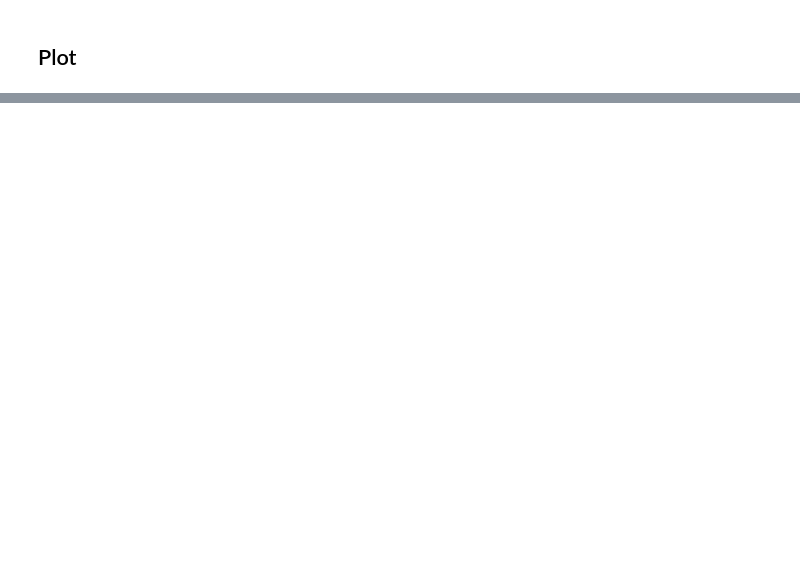
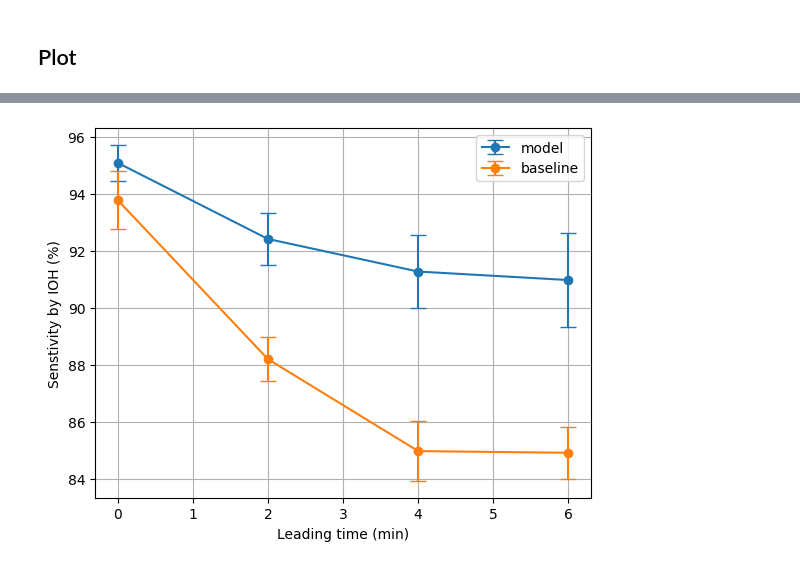
Before and after one commit to BobAubouin/hypotension_pred, a Jupyter notebook: scripts/experiments/study_leading_time.ipynb, the cells around one changed output, grey strips where cells are left out. Drawn from its saved outputs; the diff is of its cells as text; code cells hidden in the pictures; blank space fills up the shorter version.

```diff
--- a/scripts/experiments/study_leading_time.ipynb
+++ b/scripts/experiments/study_leading_time.ipynb
@@ -289,0 +148,10 @@ xgboost_auc_std_list
+# %%
+plt.errorbar(lead_time_list, xgboost_ioh_sensitivity_list,xgboost_ioh_sensitivity_list_std, fmt='-o', label='model', capsize=6)
+plt.errorbar(lead_time_list, baseline_ioh_sensitivity_list, baseline_ioh_sensitivity_list_std, fmt='-o', label='baseline', capsize=6)
+plt.xlabel('Leading time (min)')
+plt.ylabel('Senstivity by IOH (%)')
+plt.grid()
+plt.legend()
+plt.show()
+# %% [output]
+[figure, added]
```
Also changed, not shown: parts of 5 cells of this notebook, 4 other files.
